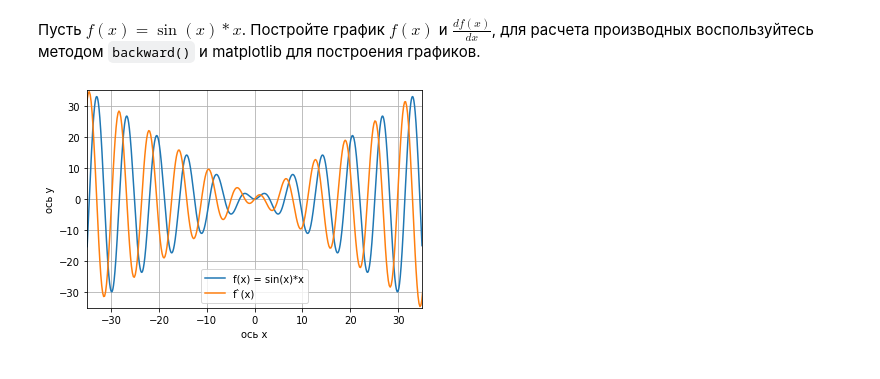
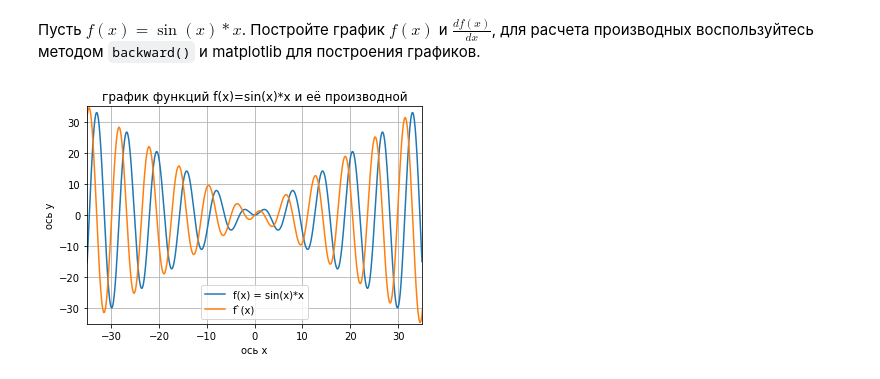
Before and after one commit to sgsoul/modern-tools-of-data-analysis, a Jupyter notebook: MWTDA_lab3.ipynb, the cells around one changed output. Saved outputs shown, nothing was run; the diff lists cells and outputs as text; code cells hidden in the pictures.

```diff
--- a/MWTDA_lab3.ipynb
+++ b/MWTDA_lab3.ipynb
@@ -90,21 +90,22 @@ WARNING:matplotlib.legend:No handles with labels found to put in legend.
 # %%
 import torch
 import matplotlib.pyplot as plt
 
 fig, axes = plt.subplots()
 axes.set_xlabel('ось x')
 axes.set_ylabel('ось y')
+plt.title("график функций f(x)=sin(x)*x и её производной")
 
 plt.axis([-35,35,-35,35])
 x = np.arange(-100, 100, 0.01)
 y = lambda x: np.sin(x) * x
 plt.plot(x, y(x), label='f(x) = sin(x)*x')
 x = torch.linspace(-50, 50, 500, requires_grad=True)
 y = torch.sum(torch.sin(x)*x)
 y.backward()
 plt.plot(x.detach().numpy(), x.grad.detach().numpy(), label='f`(x)')
 plt.grid(True)
 plt.legend()
 plt.show()
 # %% [output]
-[figure, old version]
+[figure, new version]
```
Also changed, not shown: parts of 1 cell of this notebook.
